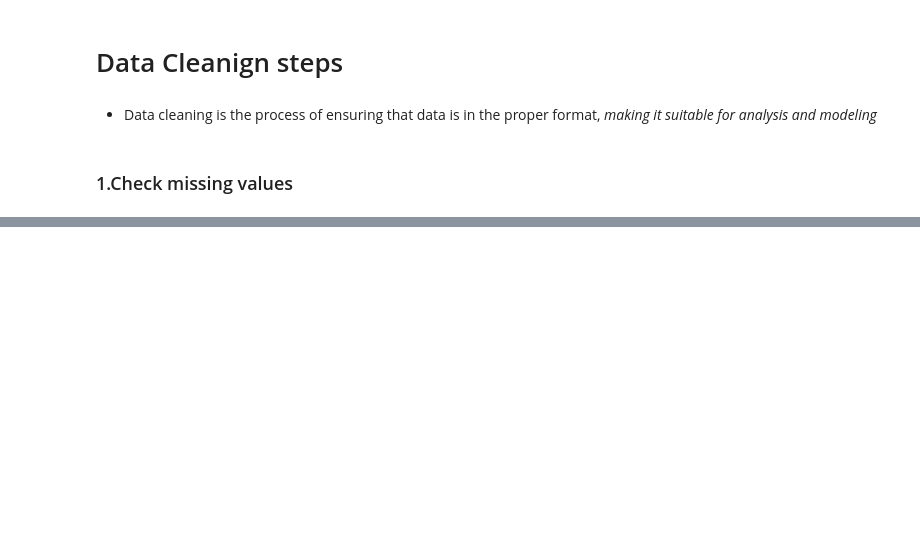
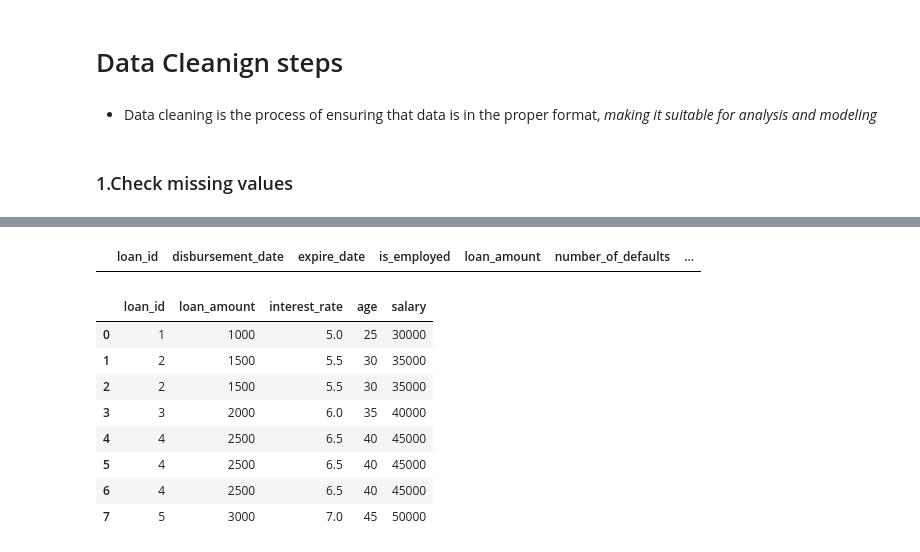
Before and after one commit to Tatenda1112/Data-cleaning-Steps, a Jupyter notebook: data_cleaning_steps.ipynb, the cells around one changed output, grey strips where cells are left out. Saved outputs shown, nothing was run; the diff lists cells and outputs as text; code cells hidden in the pictures; blank space fills up the shorter version.

```diff
--- a/data_cleaning_steps.ipynb
+++ b/data_cleaning_steps.ipynb
@@ -155,0 +327,6 @@ dtype: int64
+# %%
+zeros = CheckNegativeAmountsAndZerosAmounts()
+zdgd = zeros.fit_transform(data)
+zdgd
+# %% [output]
+|  | loan_id | disbursement_date | expire_date | is_employed | loan_amount | number_of_defaults | ... |
@@ -155,0 +346,21 @@ dtype: int64
+# %%
+data2 = pd.DataFrame(
+    {
+        "loan_id": [1, 2, 2, 3, 4, 4, 4, 5],
+        "loan_amount": [1000, 1500, 1500, 2000, 2500, 2500, 2500, 3000],
+        "interest_rate": [5.0, 5.5, 5.5, 6.0, 6.5, 6.5, 6.5, 7.0],
+        "age": [25, 30, 30, 35, 40, 40, 40, 45],
+        "salary": [30000, 35000, 35000, 40000, 45000, 45000, 45000, 50000],
+    }
+)
+data2
+# %% [output]
+|  | loan_id | loan_amount | interest_rate | age | salary |
+| 0 | 1 | 1000 | 5.0 | 25 | 30000 |
+| 1 | 2 | 1500 | 5.5 | 30 | 35000 |
+| 2 | 2 | 1500 | 5.5 | 30 | 35000 |
+| 3 | 3 | 2000 | 6.0 | 35 | 40000 |
+| 4 | 4 | 2500 | 6.5 | 40 | 45000 |
+| 5 | 4 | 2500 | 6.5 | 40 | 45000 |
+| 6 | 4 | 2500 | 6.5 | 40 | 45000 |
+| 7 | 5 | 3000 | 7.0 | 45 | 50000 |
```
Also changed, not shown: parts of 44 cells of this notebook, 4 other files.
